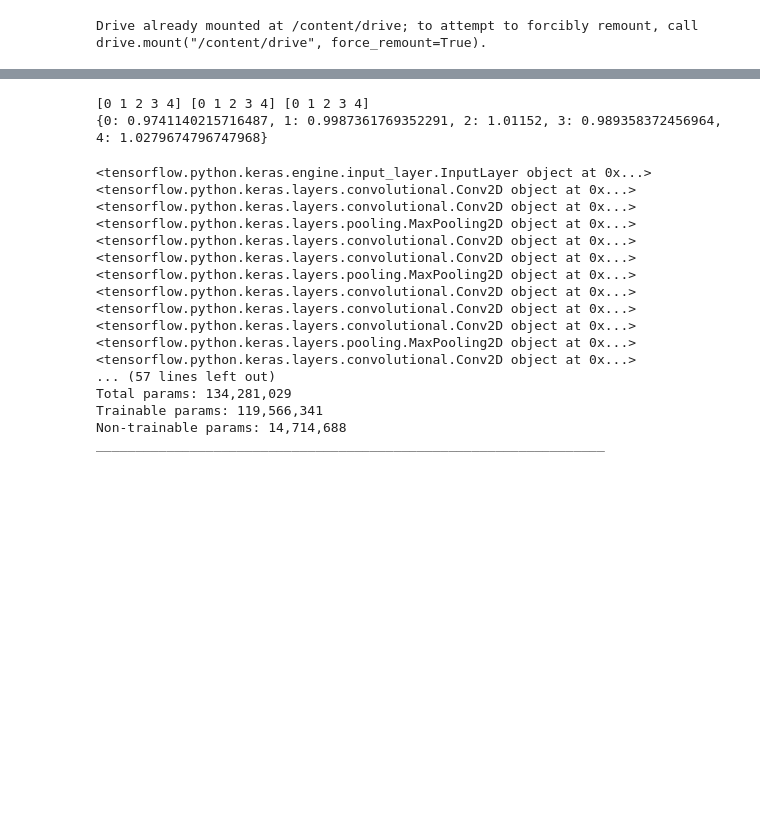
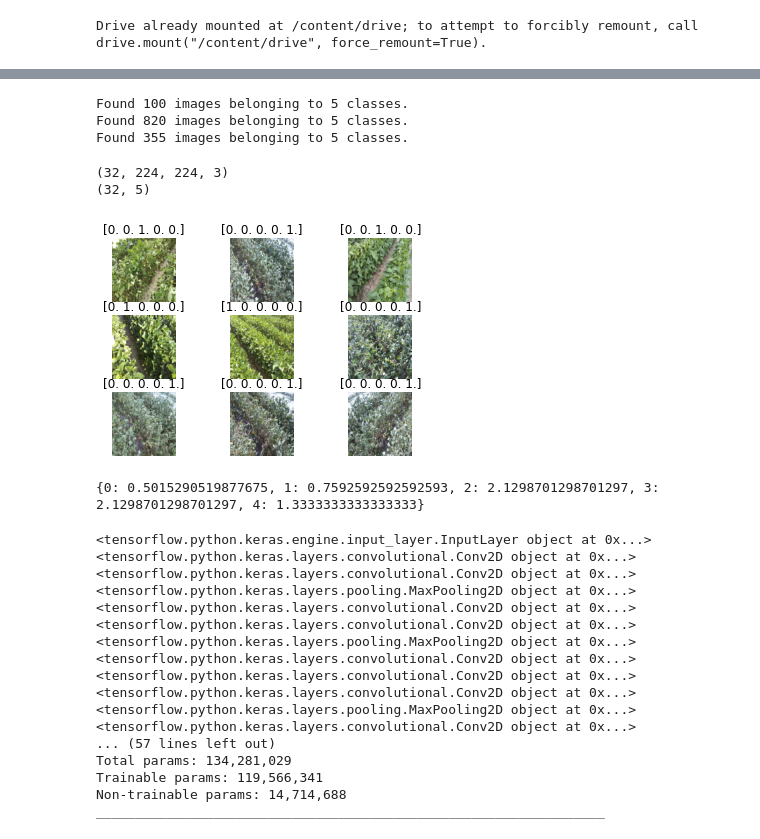
Before and after one commit to danmenloz/LeafWilting, a Jupyter notebook: DanielCNN.ipynb, the cells around one changed output, grey strips where cells are left out. Cells and saved outputs as stored; diff of their text form; code cells hidden in the pictures; blank space fills up the shorter version.

```diff
--- a/DanielCNN.ipynb
+++ b/DanielCNN.ipynb
@@ -309,11 +124,0 @@ print(labels)
-# %%
-# Plotting 16 random images
-Num = 16
-N = np.random.randint(0,len(images), Num)
-# Plot
-fig, axes = plt.subplots(1, Num, figsize=(20,3))
-ax = axes.ravel()
-for i in range(Num):
-  ax[i].imshow(images[N[i]])
-  title = "Label=" + str(labels[N[i]])
-  ax[i].title.set_text(title)
@@ -360,12 +124,0 @@ validX=(1355, 224, 224, 3), min=0.000, max=1.000
-# %%
-print(np.unique(labels), np.unique(trainY), np.unique(validY))
-# Compute class weights. Useful for unbalanced datasets
-c_weights = class_weight.compute_class_weight('balanced',
-                                               np.unique(trainY),
-                                               trainY).tolist()
-# Create dictionary
-c_weights = { i : c_weights[i] for i in range(0, len(c_weights) ) }
-print(c_weights)
-# %% [output]
-[0 1 2 3 4] [0 1 2 3 4] [0 1 2 3 4]
-{0: 0.9741140215716487, 1: 0.9987361769352291, 2: 1.01152, 3: 0.989358372456964, 4: 1.0279674796747968}
@@ -377,3 +140,54 @@ validY = to_categorical(validY)
+# %%
+# datagen
+
+base_path = "drive/My Drive/ECE_542-Project_1/"
+datasets_paths = [ os.path.join(base_path,'data/test/'),
+                   os.path.join(base_path,'data/train/'),
+                   os.path.join(base_path,'data/validation/') ]
+
+img_size = (224,224)
+b_size = 32
+
+# load and iterate test dataset
+test_it = test_datagen.flow_from_directory(datasets_paths[0],  batch_size=100, target_size=img_size)
+# load and iterate training dataset
+train_it = datagen.flow_from_directory(datasets_paths[1], batch_size=b_size, target_size=img_size)
+# load and iterate validation dataset
+val_it = datagen.flow_from_directory(datasets_paths[2],  batch_size=b_size, target_size=img_size)
+# %% [output]
+Found 100 images belonging to 5 classes.
+Found 820 images belonging to 5 classes.
+Found 355 images belonging to 5 classes.
+# %%
+# Plot images from dataset
+gen_imgs, gen_lbls = next(train_it)
+print(gen_imgs.shape)
+print(gen_lbls.shape)
+
+# Plot 9 images
+NUM_IMG = 9
+for i, (image, label) in enumerate(zip(gen_imgs,gen_lbls)):
+  ax = plt.subplot(3, 3, i + 1)
+  plt.imshow(image)
+  plt.title(str(label))
+  plt.axis("off")
+  if i >= NUM_IMG-1:
+    break
+# %% [output]
+(32, 224, 224, 3)
+(32, 5)
+[figure, added]
+# %%
+# Class weights
+# See Dataset.ipybn for details of calculation
+c_weights = {0: 0.5015290519877675,
+             1: 0.7592592592592593,
+             2: 2.1298701298701297,
+             3: 2.1298701298701297,
+             4: 1.3333333333333333}
+print(c_weights)
+# %% [output]
+{0: 0.5015290519877675, 1: 0.7592592592592593, 2: 2.1298701298701297, 3: 2.1298701298701297, 4: 1.3333333333333333}
 # %%
 # # Defining Base CNN Model
 # def define_base_model(height, width, rate):
```
Also changed, not shown: parts of 19 cells of this notebook.
